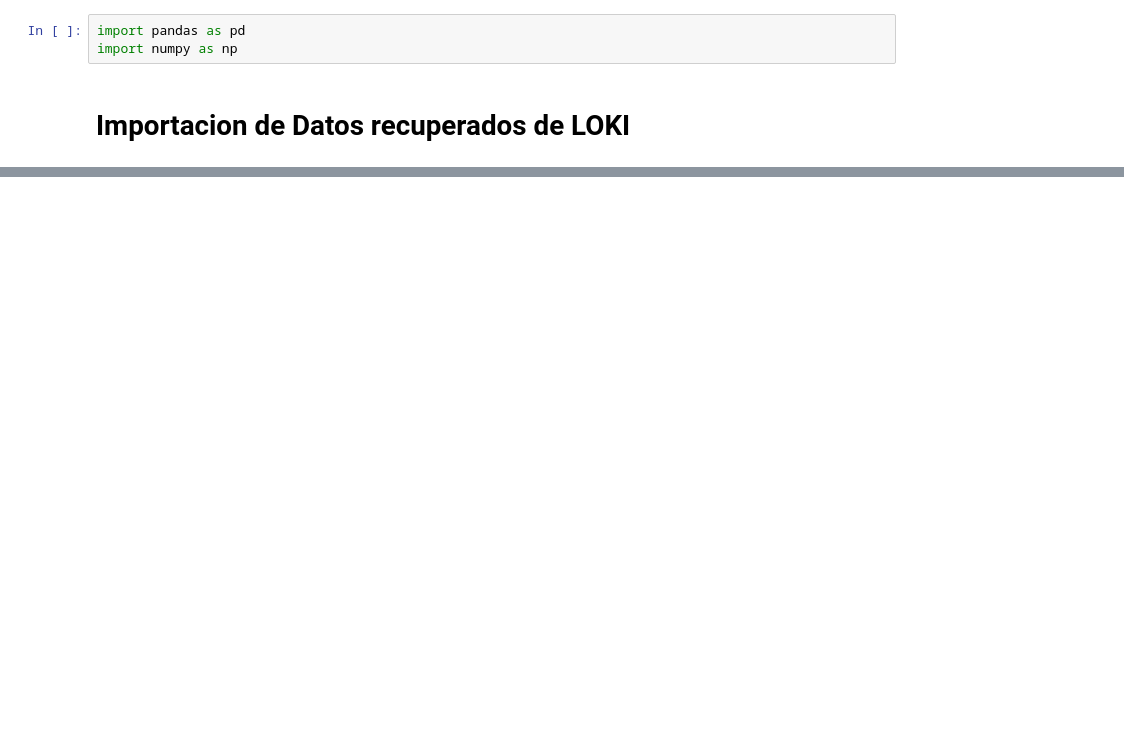
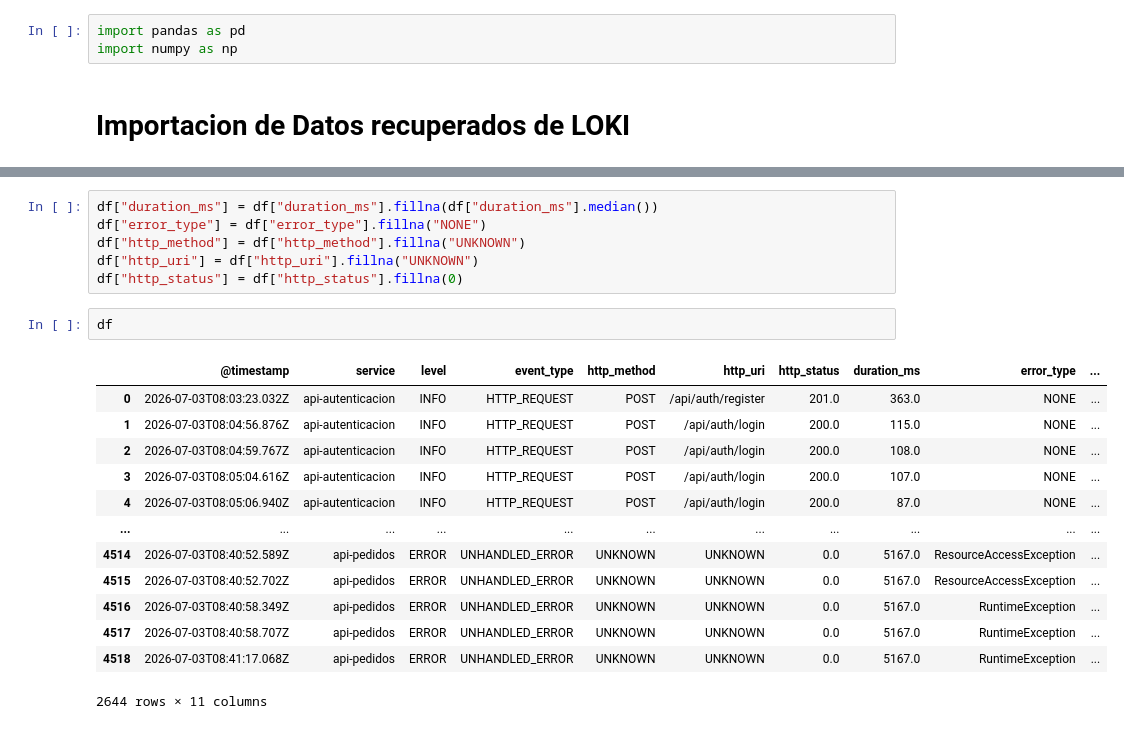
Before and after one commit to Faprin/Analizador-de-Causa-Ra-z-RCA-para-Sistemas-Distribuidos, a Jupyter notebook: ml-predictions/notebooks/01_modelo_ML.ipynb, the cells around one changed output, grey strips where cells are left out. Drawn from its saved outputs; the diff is of its cells as text; blank space fills up the shorter version.

```diff
--- a/ml-predictions/notebooks/01_modelo_ML.ipynb
+++ b/ml-predictions/notebooks/01_modelo_ML.ipynb
@@ -40,0 +96,22 @@ dtype: int64
+# %%
+df["duration_ms"] = df["duration_ms"].fillna(df["duration_ms"].median())
+df["error_type"] = df["error_type"].fillna("NONE")
+df["http_method"] = df["http_method"].fillna("UNKNOWN")
+df["http_uri"] = df["http_uri"].fillna("UNKNOWN")
+df["http_status"] = df["http_status"].fillna(0)
+# %%
+df
+# %% [output]
+|  | @timestamp | service | level | event_type | http_method | http_uri | http_status | duration_ms | error_type | ... |
+| 0 | 2026-07-03T08:03:23.032Z | api-autenticacion | INFO | HTTP_REQUEST | POST | /api/auth/register | 201.0 | 363.0 | NONE | ... |
+| 1 | 2026-07-03T08:04:56.876Z | api-autenticacion | INFO | HTTP_REQUEST | POST | /api/auth/login | 200.0 | 115.0 | NONE | ... |
+| 2 | 2026-07-03T08:04:59.767Z | api-autenticacion | INFO | HTTP_REQUEST | POST | /api/auth/login | 200.0 | 108.0 | NONE | ... |
+| 3 | 2026-07-03T08:05:04.616Z | api-autenticacion | INFO | HTTP_REQUEST | POST | /api/auth/login | 200.0 | 107.0 | NONE | ... |
+| 4 | 2026-07-03T08:05:06.940Z | api-autenticacion | INFO | HTTP_REQUEST | POST | /api/auth/login | 200.0 | 87.0 | NONE | ... |
+| ... | ... | ... | ... | ... | ... | ... | ... | ... | ... | ... |
+| 4514 | 2026-07-03T08:40:52.589Z | api-pedidos | ERROR | UNHANDLED_ERROR | UNKNOWN | UNKNOWN | 0.0 | 5167.0 | ResourceAccessException | ... |
+| 4515 | 2026-07-03T08:40:52.702Z | api-pedidos | ERROR | UNHANDLED_ERROR | UNKNOWN | UNKNOWN | 0.0 | 5167.0 | ResourceAccessException | ... |
+| 4516 | 2026-07-03T08:40:58.349Z | api-pedidos | ERROR | UNHANDLED_ERROR | UNKNOWN | UNKNOWN | 0.0 | 5167.0 | RuntimeException | ... |
+| 4517 | 2026-07-03T08:40:58.707Z | api-pedidos | ERROR | UNHANDLED_ERROR | UNKNOWN | UNKNOWN | 0.0 | 5167.0 | RuntimeException | ... |
+| 4518 | 2026-07-03T08:41:17.068Z | api-pedidos | ERROR | UNHANDLED_ERROR | UNKNOWN | UNKNOWN | 0.0 | 5167.0 | RuntimeException | ... |
+2644 rows × 11 columns
```
Also changed, not shown: parts of 13 cells of this notebook, 1 other file.
